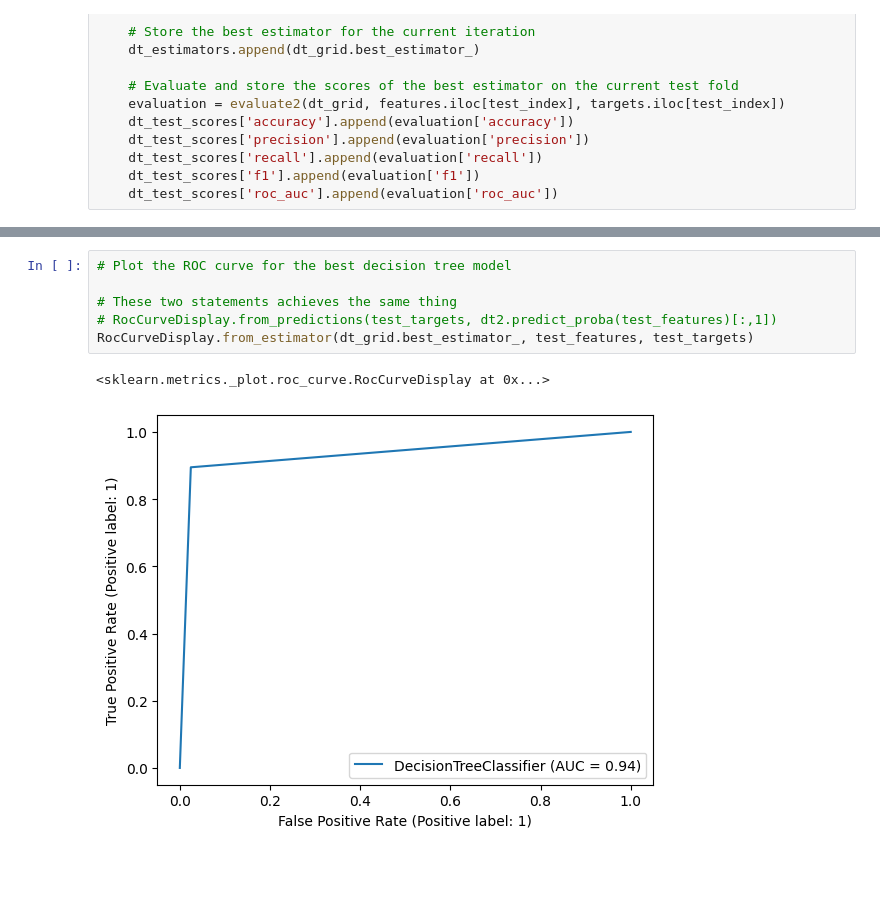
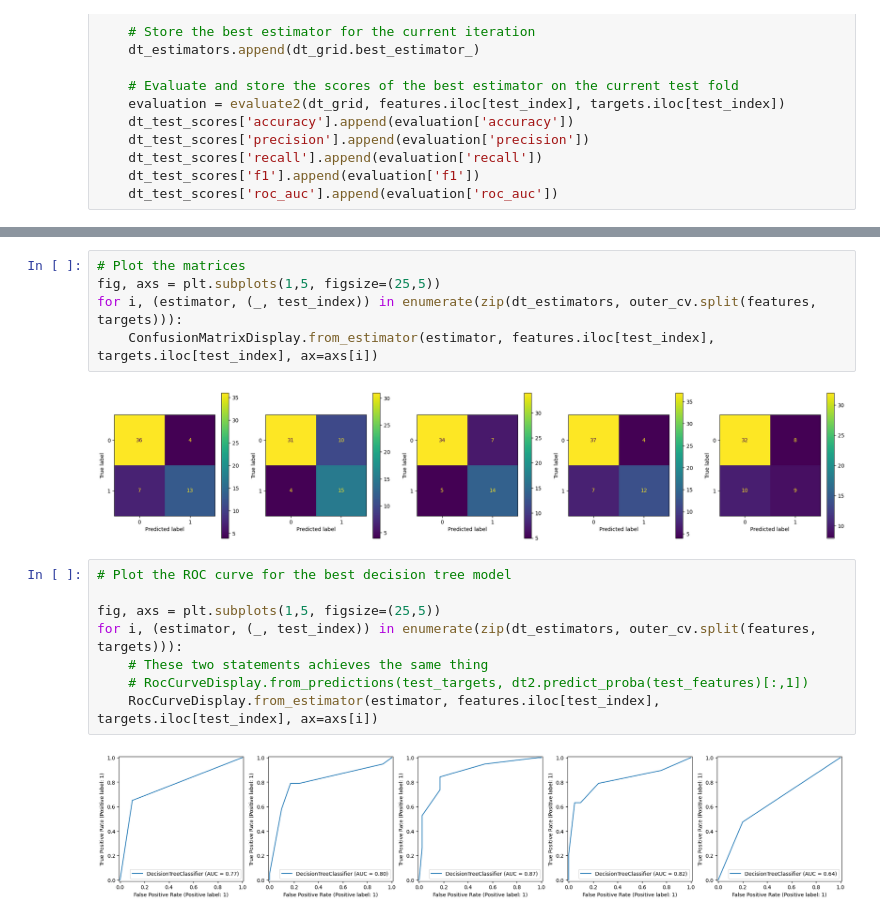
Before and after one commit to lavima/itf31519_2024, a Jupyter notebook: more_supervised_algorithmss/comparing_supportvectormachines_decisiontrees_naivebayes.ipynb, the cells around one changed output, grey strips where cells are left out. Cells and saved outputs as stored; diff of their text form; blank space fills up the shorter version.

```diff
--- a/more_supervised_algorithmss/comparing_supportvectormachines_decisiontrees_naivebayes.ipynb
+++ b/more_supervised_algorithmss/comparing_supportvectormachines_decisiontrees_naivebayes.ipynb
@@ -319,9 +250,17 @@ ConfusionMatrixDisplay.from_estimator(dt_grid, test_features, test_targets)
+# %%
+# Plot the matrices
+fig, axs = plt.subplots(1,5, figsize=(25,5))
+for i, (estimator, (_, test_index)) in enumerate(zip(dt_estimators, outer_cv.split(features, targets))):
+    ConfusionMatrixDisplay.from_estimator(estimator, features.iloc[test_index], targets.iloc[test_index], ax=axs[i])
+# %% [output]
+[figure, added]
 # %%
 # Plot the ROC curve for the best decision tree model
 
-# These two statements achieves the same thing
-# RocCurveDisplay.from_predictions(test_targets, dt2.predict_proba(test_features)[:,1])
-RocCurveDisplay.from_estimator(dt_grid.best_estimator_, test_features, test_targets)
+fig, axs = plt.subplots(1,5, figsize=(25,5))
+for i, (estimator, (_, test_index)) in enumerate(zip(dt_estimators, outer_cv.split(features, targets))):
+    # These two statements achieves the same thing
+    # RocCurveDisplay.from_predictions(test_targets, dt2.predict_proba(test_features)[:,1])
+    RocCurveDisplay.from_estimator(estimator, features.iloc[test_index], targets.iloc[test_index], ax=axs[i])
 # %% [output]
-<sklearn.metrics._plot.roc_curve.RocCurveDisplay at 0x...>
-[figure, old version]
+[figure, new version]
```
Also changed, not shown: parts of 46 cells of this notebook.
